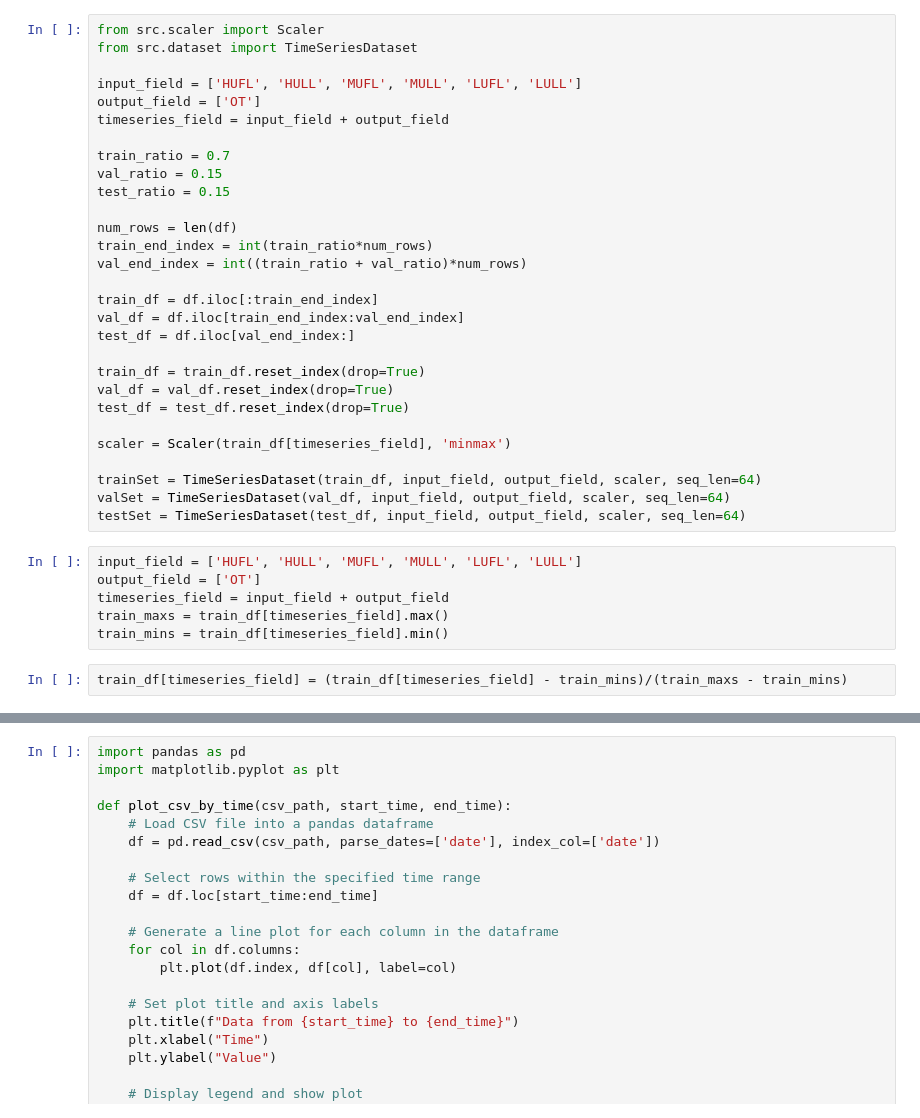
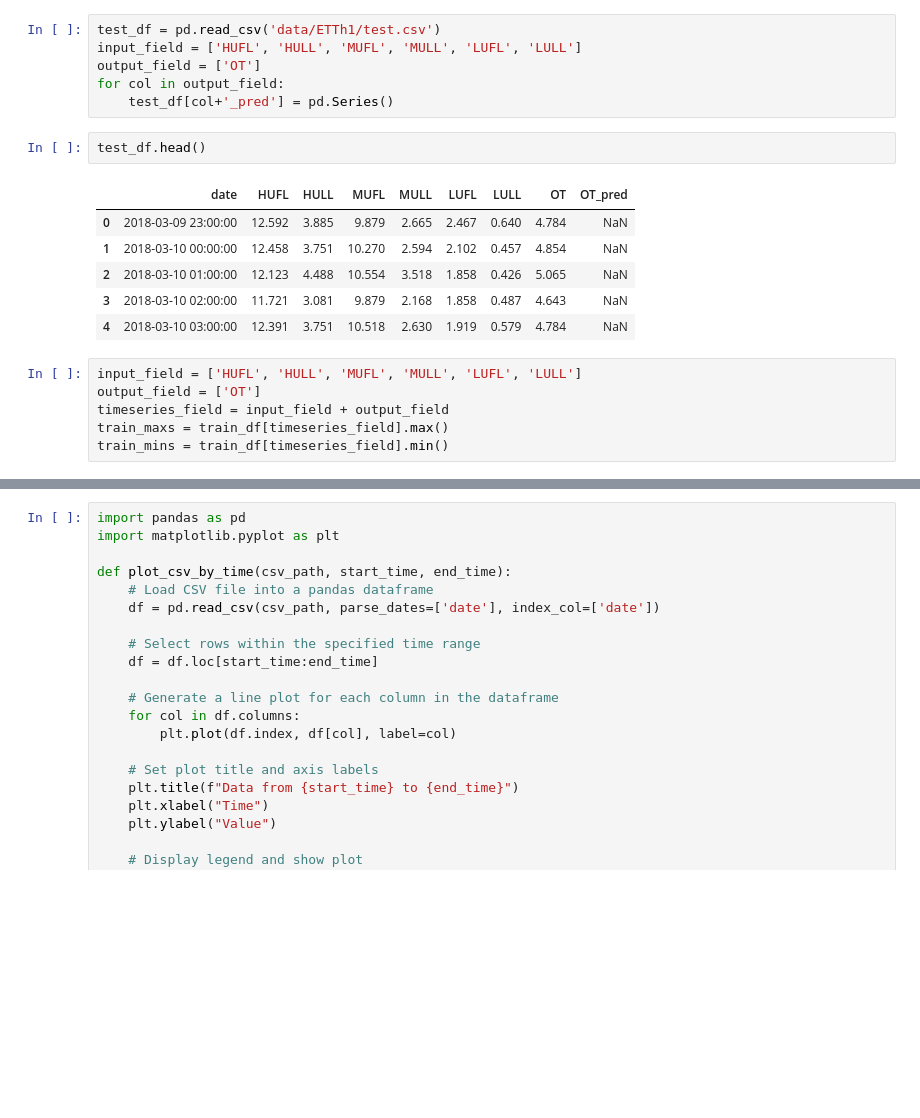
Before and after one commit to ginofft/TimeSeriesAnalysis, a Jupyter notebook: playground.ipynb, the cells around one changed output, grey strips where cells are left out. Drawn from its saved outputs; the diff is of its cells as text; blank space fills up the shorter version.

Commit message:
switch data into folder, add reconstruct code

```diff
--- a/playground.ipynb
+++ b/playground.ipynb
@@ -13,40 +13,24 @@ df.tail()
 | 17417 | 2018-06-26 17:00:00 | 2.813 | 3.818 | -0.817 | 2.097 | 3.716 | 1.523 | 10.271 |
 | 17418 | 2018-06-26 18:00:00 | 9.243 | 3.818 | 5.472 | 2.097 | 3.655 | 1.432 | 9.778 |
 | 17419 | 2018-06-26 19:00:00 | 10.114 | 3.550 | 6.183 | 1.564 | 3.716 | 1.462 | 9.567 |
-# %%
-from src.scaler import Scaler
-from src.dataset import TimeSeriesDataset
-
-input_field = ['HUFL', 'HULL', 'MUFL', 'MULL', 'LUFL', 'LULL']
-output_field = ['OT']
-timeseries_field = input_field + output_field
-
-train_ratio = 0.7
-val_ratio = 0.15
-test_ratio = 0.15
-
-num_rows = len(df)
-train_end_index = int(train_ratio*num_rows)
-val_end_index = int((train_ratio + val_ratio)*num_rows)
-
-train_df = df.iloc[:train_end_index]
-val_df = df.iloc[train_end_index:val_end_index]
-test_df = df.iloc[val_end_index:]
-
-train_df = train_df.reset_index(drop=True)
-val_df = val_df.reset_index(drop=True)
-test_df = test_df.reset_index(drop=True)
-
-scaler = Scaler(train_df[timeseries_field], 'minmax')
-
-trainSet = TimeSeriesDataset(train_df, input_field, output_field, scaler, seq_len=64)
-valSet = TimeSeriesDataset(val_df, input_field, output_field, scaler, seq_len=64)
-testSet = TimeSeriesDataset(test_df, input_field, output_field, scaler, seq_len=64)
+# %%
+test_df = pd.read_csv('data/ETTh1/test.csv')
+input_field = ['HUFL', 'HULL', 'MUFL', 'MULL', 'LUFL', 'LULL']
+output_field = ['OT']
+for col in output_field:
+    test_df[col+'_pred'] = pd.Series()
+# %%
+test_df.head()
+# %% [output]
+|  | date | HUFL | HULL | MUFL | MULL | LUFL | LULL | OT | OT_pred |
+| 0 | 2018-03-09 23:00:00 | 12.592 | 3.885 | 9.879 | 2.665 | 2.467 | 0.640 | 4.784 | NaN |
+| 1 | 2018-03-10 00:00:00 | 12.458 | 3.751 | 10.270 | 2.594 | 2.102 | 0.457 | 4.854 | NaN |
+| 2 | 2018-03-10 01:00:00 | 12.123 | 4.488 | 10.554 | 3.518 | 1.858 | 0.426 | 5.065 | NaN |
+| 3 | 2018-03-10 02:00:00 | 11.721 | 3.081 | 9.879 | 2.168 | 1.858 | 0.487 | 4.643 | NaN |
+| 4 | 2018-03-10 03:00:00 | 12.391 | 3.751 | 10.518 | 2.630 | 1.919 | 0.579 | 4.784 | NaN |
 # %%
 input_field = ['HUFL', 'HULL', 'MUFL', 'MULL', 'LUFL', 'LULL']
 output_field = ['OT']
 timeseries_field = input_field + output_field
 train_maxs = train_df[timeseries_field].max()
 train_mins = train_df[timeseries_field].min()
-# %%
-train_df[timeseries_field] = (train_df[timeseries_field] - train_mins)/(train_maxs - train_mins)
```
Also changed, not shown: parts of 6 cells of this notebook, 6 other files.
